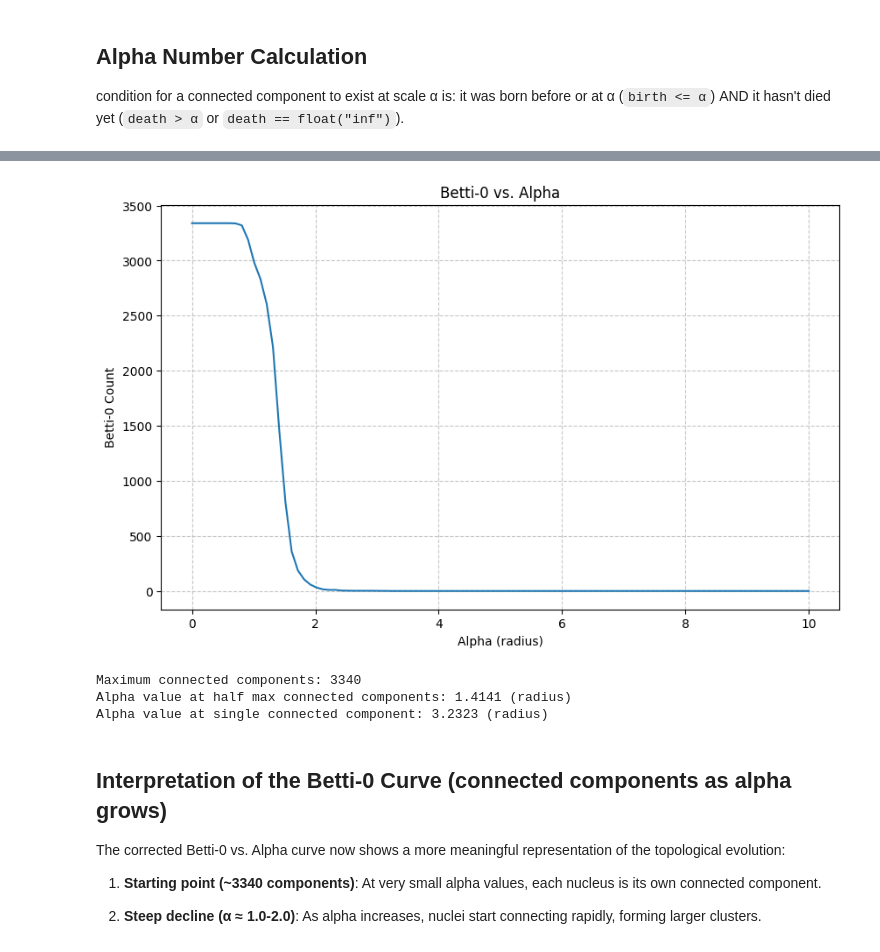
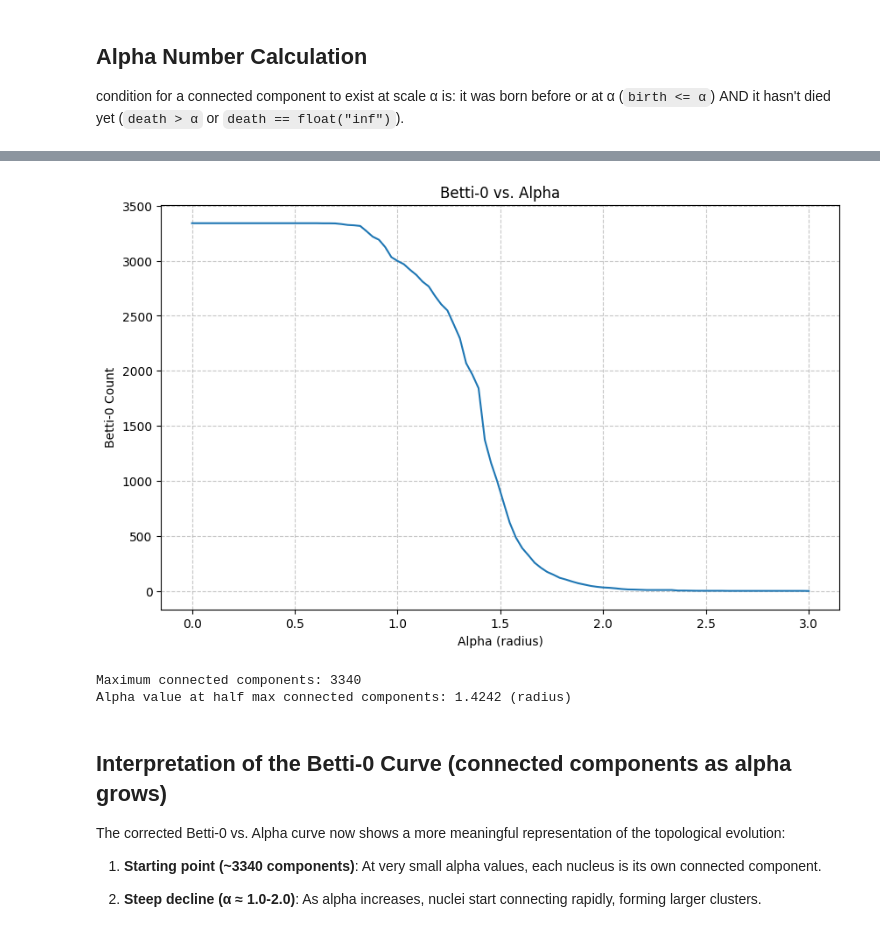
Before and after one commit to devtcu/Topological-Data-Analysis, a Jupyter notebook: syncitia/persistence.ipynb, the cells around one changed output, grey strips where cells are left out. Saved outputs shown, nothing was run; the diff lists cells and outputs as text; code cells hidden in the pictures.

```diff
--- a/syncitia/persistence.ipynb
+++ b/syncitia/persistence.ipynb
@@ -193,44 +193,37 @@ Alpha = 5.0: 1 connected components
 Alpha = 10.0: 1 connected components
 Alpha = 20.0: 1 connected components
 # %%
-alpha_values_linear = np.linspace(0, 10, 100)
+alpha_values_linear = np.linspace(0, 3, 100)
 alpha_values = alpha_values_linear**2  # Convert to squared radius for GUDHI
 
 # Corrected calculation for each alpha value
 alpha_numbers = [sum(1 for birth, death in pd_0 if
                  birth <= a and
                  (death > a or death == float('inf')))
                  for a in alpha_values]
 
 plt.figure(figsize=(10, 6))
 plt.plot(alpha_values_linear, alpha_numbers)  # Plot against linear alpha scale for easier interpretation
 plt.grid(True, linestyle='--', alpha=0.7)
 plt.xlabel('Alpha (radius)')
 plt.ylabel('Betti-0 Count')
 plt.title('Betti-0 vs. Alpha')
 plt.savefig('betti_curve_updated.png')
 plt.show()
 
 # Extract notable points on the curve
 max_components = max(alpha_numbers)
 print(f"Maximum connected components: {max_components}")
 
 # Find alpha value where we have half of maximum components
 if max_components > 1:
     half_max_idx = np.argmax(np.array(alpha_numbers) <= max_components / 2)
     half_max_alpha = alpha_values_linear[half_max_idx]
     print(f"Alpha value at half max connected components: {half_max_alpha:.4f} (radius)")
-
-# Find alpha value where we reach a single component
-single_component_idx = np.argmax(np.array(alpha_numbers) == 1)
-if single_component_idx < len(alpha_values_linear):
-    single_component_alpha = alpha_values_linear[single_component_idx]
-    print(f"Alpha value at single connected component: {single_component_alpha:.4f} (radius)")
 # %% [output]
-[figure, old version]
+[figure, new version]
 Maximum connected components: 3340
-Alpha value at half max connected components: 1.4141 (radius)
-Alpha value at single connected component: 3.2323 (radius)
+Alpha value at half max connected components: 1.4242 (radius)
 # %% [markdown]
 ## Interpretation of the Betti-0 Curve (connected components as alpha grows)
 
```
Also changed, not shown: parts of 8 cells of this notebook, 2 other files.
